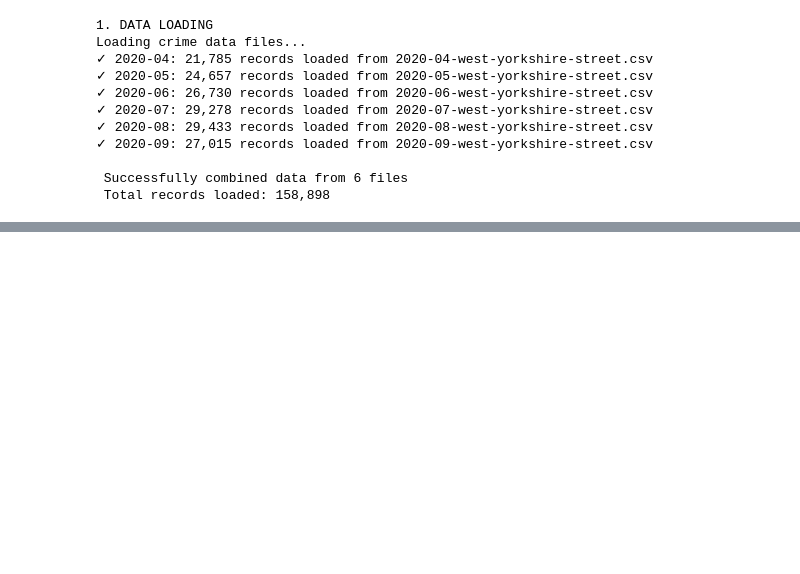
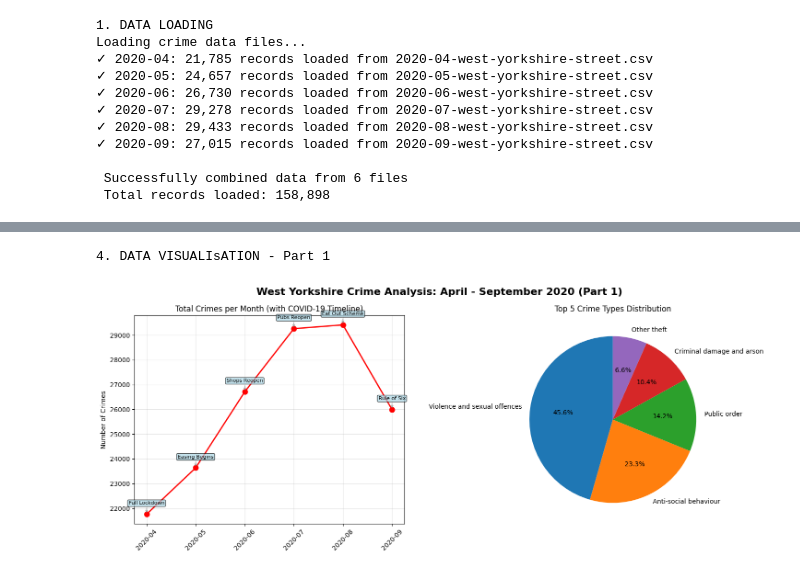
Before and after one commit to WafaaFadlelmula/reported-crimes-analysis, a Jupyter notebook: notebooks/crime_analysis_v2.ipynb, the cells around one changed output, grey strips where cells are left out. Drawn from its saved outputs; the diff is of its cells as text; code cells hidden in the pictures; blank space fills up the shorter version.

Commit message:
updated crime analysis

```diff
--- a/notebooks/crime_analysis_v2.ipynb
+++ b/notebooks/crime_analysis_v2.ipynb
@@ -215,0 +127,43 @@ plt.show()
+# %%
+# 4. DATA VISUALIsATION - Part 1
+print("4. DATA VISUALIsATION - Part 1")
+# Use cleaned data for analysis
+clean_data = crime_data_cleaned
+# Set up first figure with 2 subplots (1 and 2)
+plt.rcParams['figure.figsize'] = (15, 6)
+fig, (ax1, ax2) = plt.subplots(1, 2, figsize=(15, 6))
+fig.suptitle('West Yorkshire Crime Analysis: April - September 2020 (Part 1)', fontsize=16, fontweight='bold')
+# 1. Monthly totals WITH COVID-19 timeline
+monthly_totals = clean_data.groupby('Month').size()
+ax1.plot(monthly_totals.index, monthly_totals.values, marker='o', linewidth=2, markersize=8, color='red')
+# Add COVID-19 context annotations
+covid_events = {
+    '2020-04': 'Full Lockdown',
+    '2020-05': 'Easing Begins',
+    '2020-06': 'Shops Reopen',
+    '2020-07': 'Pubs Reopen',
+    '2020-08': 'Eat Out Scheme',
+    '2020-09': 'Rule of Six'
+}
+months = list(monthly_totals.index)
+for i, month in enumerate(months):
+    if month in covid_events:
+        ax1.annotate(covid_events[month],
+                     xy=(i, monthly_totals[month]),
+                     xytext=(0, 15), textcoords='offset points',
+                     ha='center', fontsize=8,
+                     bbox=dict(boxstyle='round,pad=0.2', facecolor='lightblue', alpha=0.7),
+                     arrowprops=dict(arrowstyle='->', color='gray', alpha=0.7))
+ax1.set_title('Total Crimes per Month (with COVID-19 Timeline)')
+ax1.set_ylabel('Number of Crimes')
+ax1.grid(True, alpha=0.3)
+ax1.tick_params(axis='x', rotation=45)
+# 2. Top 5 crime types pie chart
+top_5_crimes = clean_data['Crime type'].value_counts().head(5)
+ax2.pie(top_5_crimes.values, labels=top_5_crimes.index, autopct='%1.1f%%', startangle=90)
+ax2.set_title('Top 5 Crime Types Distribution')
+plt.tight_layout()
+plt.show()
+# %% [output]
+4. DATA VISUALIsATION - Part 1
+[figure, added]
```
Also changed, not shown: parts of 8 cells of this notebook, 3 other files.
